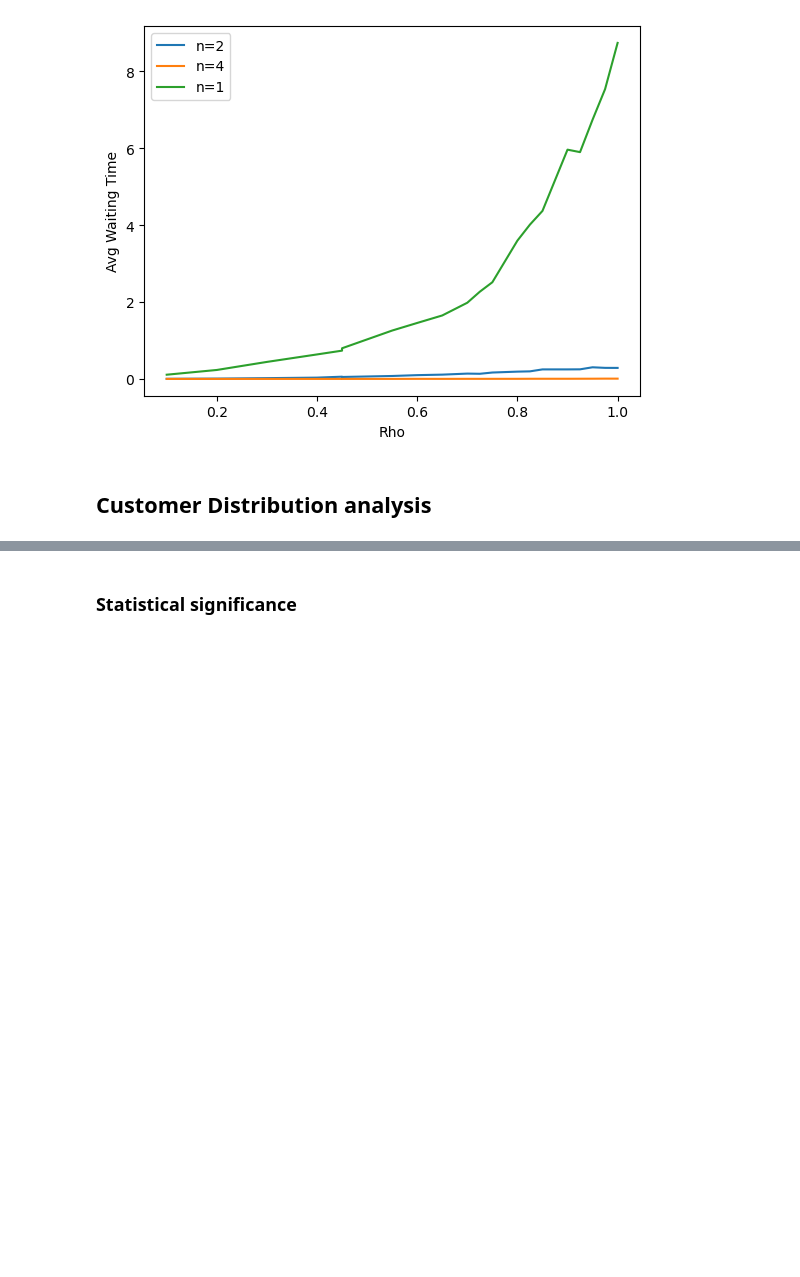
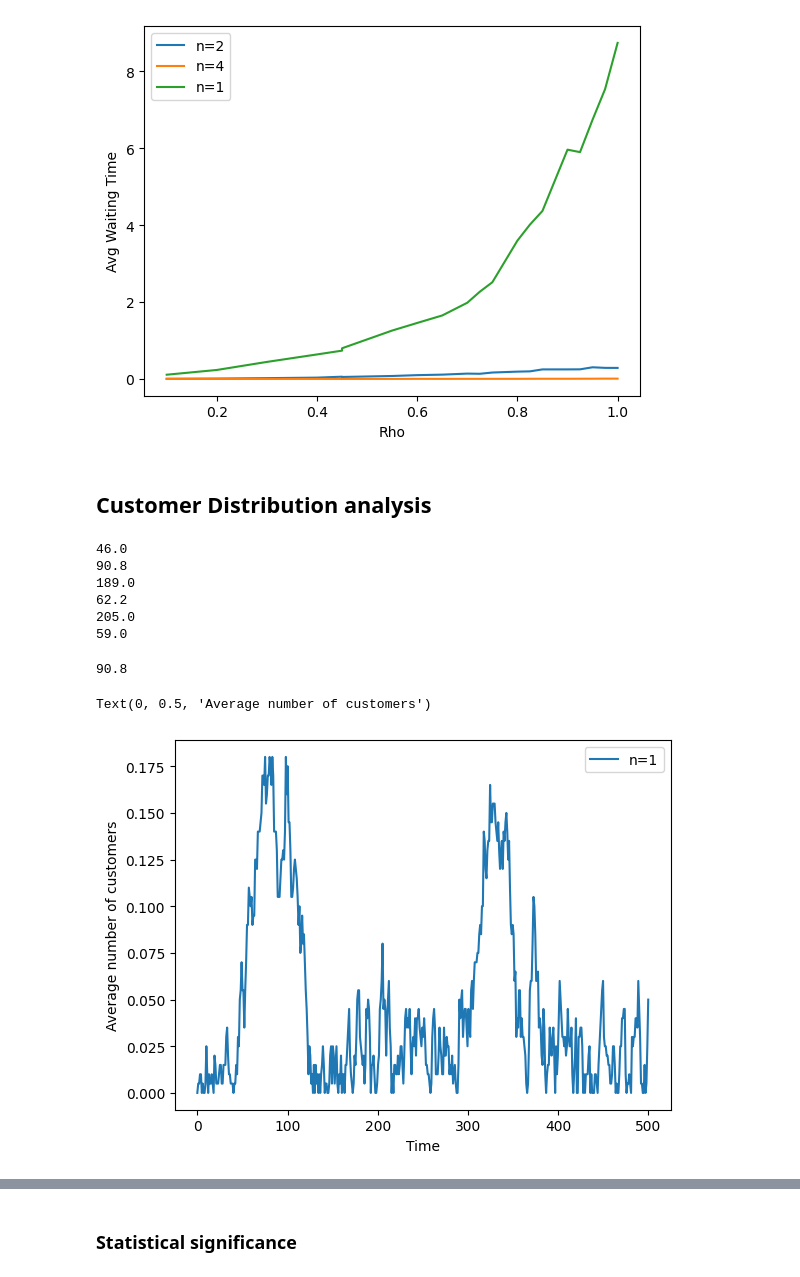
Before and after one commit to gajera-divya/Stochastic_simulations, a Jupyter notebook: SS_Kenia_Divya_Thomas_Assignment2.ipynb, the cells around one changed output, grey strips where cells are left out. Saved outputs shown, nothing was run; the diff lists cells and outputs as text; code cells hidden in the pictures; blank space fills up the shorter version.

```diff
--- a/SS_Kenia_Divya_Thomas_Assignment2.ipynb
+++ b/SS_Kenia_Divya_Thomas_Assignment2.ipynb
@@ -299,4 +261,21 @@ def customer_distribution(type_queue, n, total_time):
 # %%
-cd_1_MMn = customer_distribution("MMn", 1, TIME_STEPS)
-cd_2_MMn = customer_distribution("MMn", 2, TIME_STEPS)
-cd_4_MMn = customer_distribution("MMn", 4, TIME_STEPS)
+cd_1_MMn, occupied_rate_1 = customer_distribution("MMn", 1, TIME_STEPS, MU)
+cd_2_MMn, occupied_rate_2 = customer_distribution("MMn", 2, TIME_STEPS, MU)
+cd_4_MMn, occupied_rate_4 = customer_distribution("MMn", 4, TIME_STEPS, MU)
+# %% [output]
+46.0
+90.8
+189.0
+62.2
+205.0
+59.0
+# %%
+print(occupied_rate_1)
+plt.plot(TIME_STEPS, cd_1_MMn, label="n=1")
+plt.legend()
+plt.xlabel("Time")
+plt.ylabel("Average number of customers")
+# %% [output]
+90.8
+Text(0, 0.5, 'Average number of customers')
+[figure, added]
```
Also changed, not shown: parts of 20 cells of this notebook, 7 other files.
